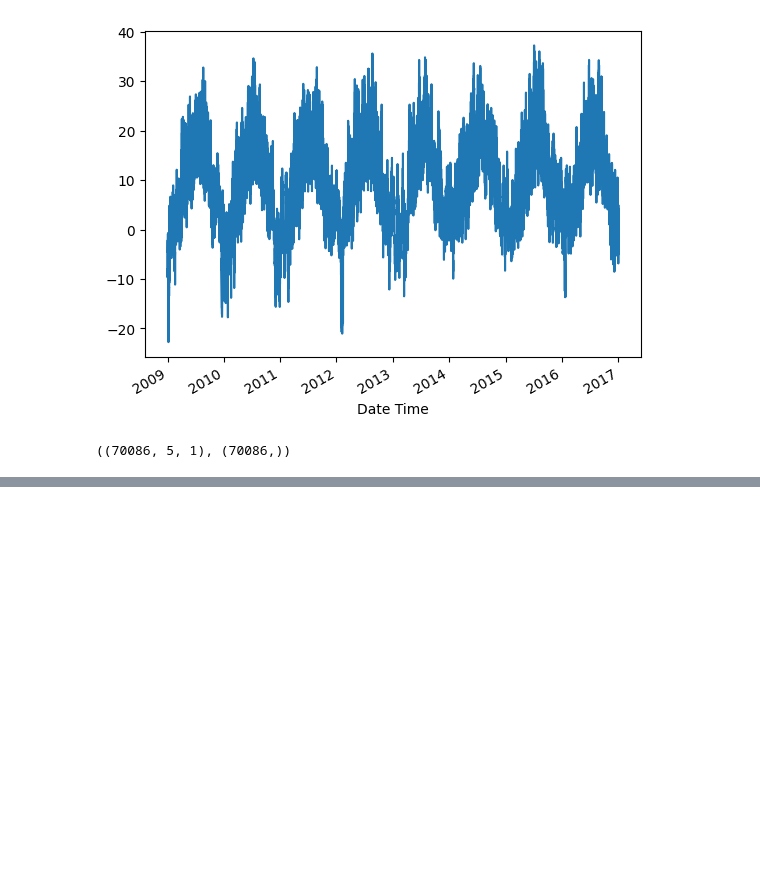
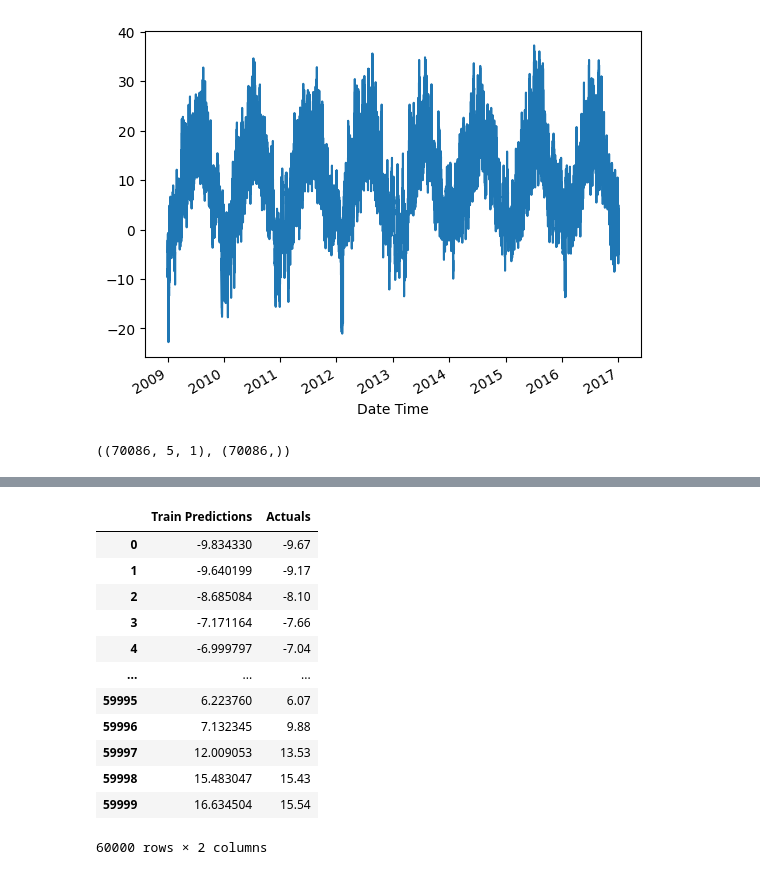
Before and after one commit to Adnan525/sc_a1, a Jupyter notebook: lstm.ipynb, the cells around one changed output, grey strips where cells are left out. Saved outputs shown, nothing was run; the diff lists cells and outputs as text; code cells hidden in the pictures; blank space fills up the shorter version.

```diff
--- a/lstm.ipynb
+++ b/lstm.ipynb
@@ -84,0 +207,5 @@ X.shape, y.shape
+# %%
+train_predictions = model.predict(X_train).flatten()
+train_results = pd.DataFrame(data={'Train Predictions':train_predictions, 'Actuals':y_train})
+train_results
+# %% [output]
@@ -84,0 +213,13 @@ X.shape, y.shape
+|  | Train Predictions | Actuals |
+| 0 | -9.834330 | -9.67 |
+| 1 | -9.640199 | -9.17 |
+| 2 | -8.685084 | -8.10 |
+| 3 | -7.171164 | -7.66 |
+| 4 | -6.999797 | -7.04 |
+| ... | ... | ... |
+| 59995 | 6.223760 | 6.07 |
+| 59996 | 7.132345 | 9.88 |
+| 59997 | 12.009053 | 13.53 |
+| 59998 | 15.483047 | 15.43 |
+| 59999 | 16.634504 | 15.54 |
+60000 rows × 2 columns
```
Also changed, not shown: parts of 9 cells of this notebook, 5 other files.
